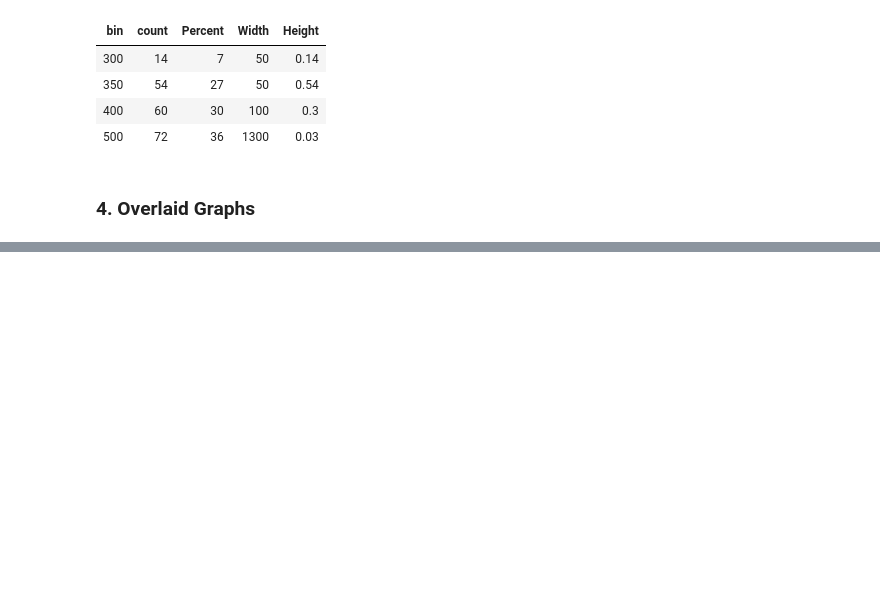
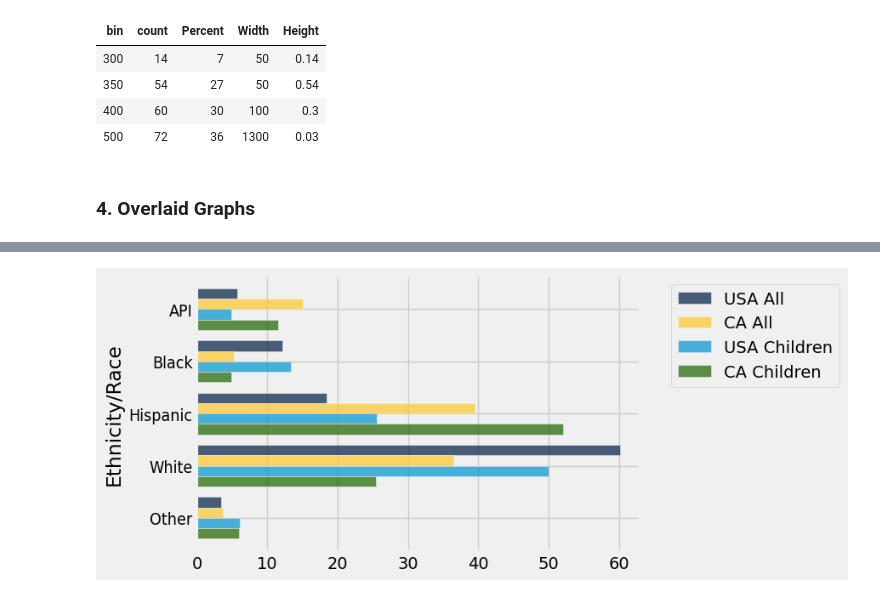
Before and after one commit to Matthew-HMS/Datascience101, a Jupyter notebook: Visualization.ipynb, the cells around one changed output, grey strips where cells are left out. Drawn from its saved outputs; the diff is of its cells as text; code cells hidden in the pictures; blank space fills up the shorter version.

```diff
--- a/Visualization.ipynb
+++ b/Visualization.ipynb
@@ -349,0 +400,3 @@ plots.style.use('fivethirtyeight')
+# %%
+usa_ca = Table.read_table("https://raw.githubusercontent.com/yu-to-chen/data-science/master/assets/data/usa_ca_2019.csv")
+usa_ca
@@ -349,0 +410,4 @@ plots.style.use('fivethirtyeight')
+# %%
+usa_ca.barh('Ethnicity/Race')
+# %% [output]
+[figure, added]
```
Also changed, not shown: parts of 8 cells of this notebook, 2 other files.
